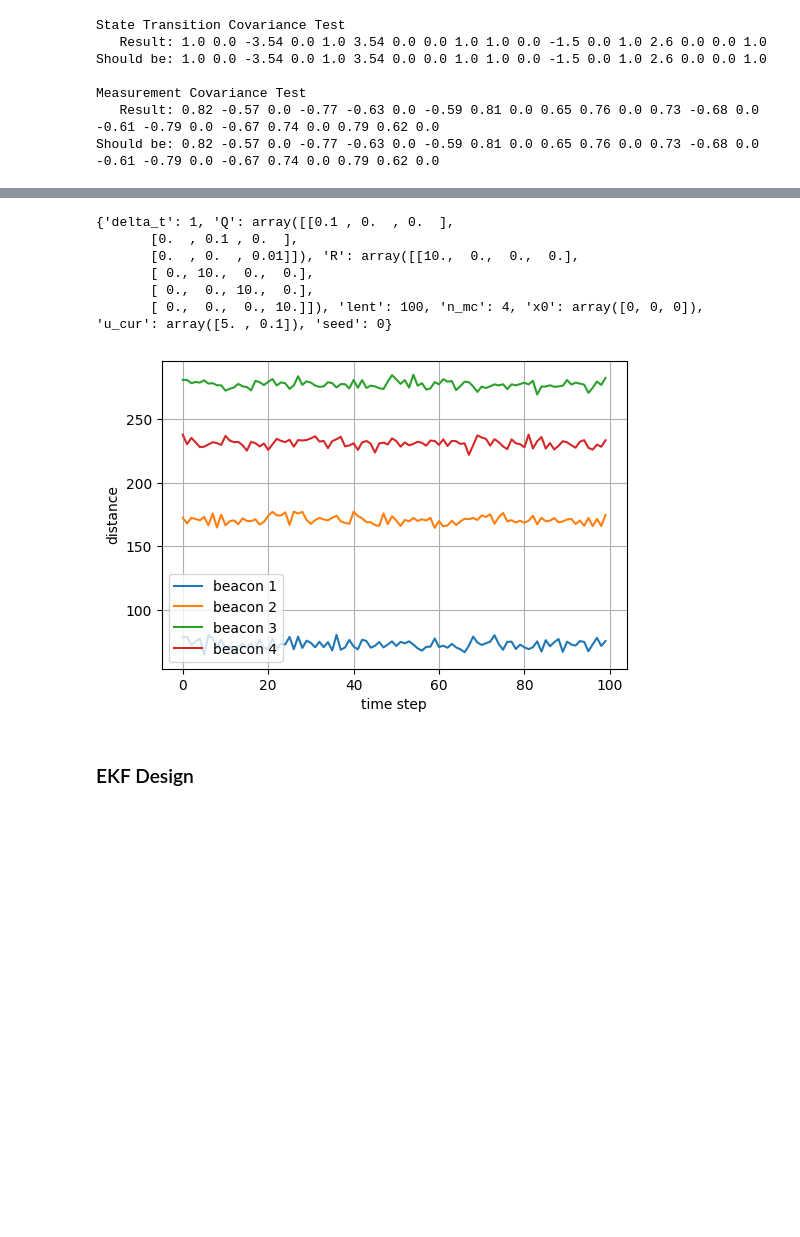
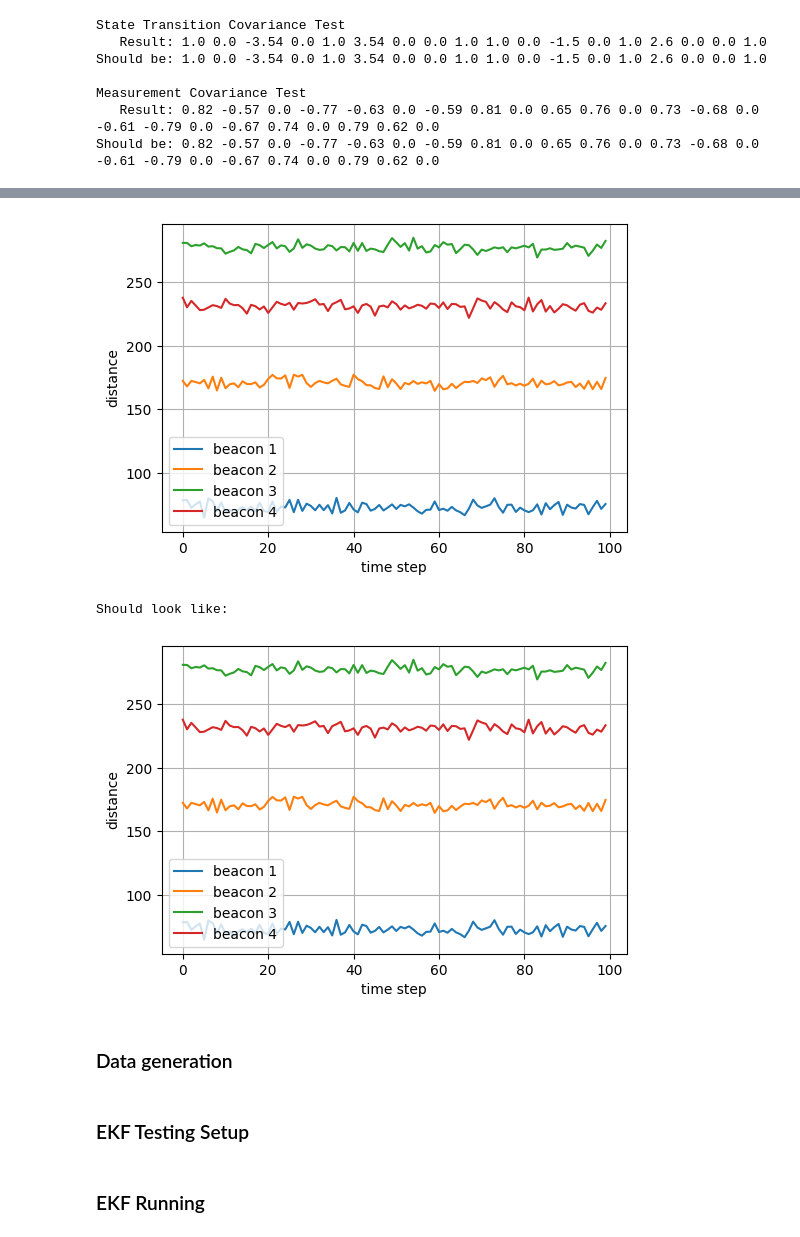
Before and after one commit to Cesium-Lab/gnc-playground, a Jupyter notebook: testing/estimation/estimation_playground.ipynb, the cells around one changed output, grey strips where cells are left out. Saved outputs shown, nothing was run; the diff lists cells and outputs as text; code cells hidden in the pictures; blank space fills up the shorter version.

```diff
--- a/testing/estimation/estimation_playground.ipynb
+++ b/testing/estimation/estimation_playground.ipynb
@@ -94,7 +95,7 @@ $$
 h^{(i)}(\mu_t) = \sqrt{(x^{(i)} - x_t)^2 + (y^{(i)} - y_t)^2},
 $$
 # %%
-def measurement_model(state):
+def measurement_model(state,  _ = None):
     """
     Measurement model
         Inputs:
@@ -375,38 +380,38 @@ Should look like this:
 # %%
 def simulate_measurements(pos, R, sim_num, seed=0):
    sim_num = 100
    z = np.zeros((4, sim_num))
    np.random.seed(seed)
 
    for i in range(sim_num):
       z[:, i] = simulate_noisy_measurement(pos, R)
 
    return z
 
 # plot the four measurements
 def plot_measurements(z):
    sim_num = z.shape[1]
    plt.subplots(1, 1, figsize=(6, 4))
    plt.plot(np.arange(sim_num), z[0, :], label='beacon 1')
    plt.plot(np.arange(sim_num), z[1, :], label='beacon 2')
    plt.plot(np.arange(sim_num), z[2, :], label='beacon 3')
    plt.plot(np.arange(sim_num), z[3, :], label='beacon 4')
    plt.xlabel('time step')
    plt.ylabel('distance')
    plt.grid(True)
    plt.legend()
    plt.show()
 
 # simulate noisy meas
 pos = np.array([-50, 100, 0])
 z = simulate_measurements(pos, env['R'], sim_num=100)
-print(env)
 plot_measurements(z)
+
+print("Should look like:")
+Image.open('images/gps_noise_success.png')
 # %% [output]
+[figure]
-{'delta_t': 1, 'Q': array([[0.1 , 0.  , 0.  ],
-       [0.  , 0.1 , 0.  ],
-       [0.  , 0.  , 0.01]]), 'R': array([[10.,  0.,  0.,  0.],
-       [ 0., 10.,  0.,  0.],
-       [ 0.,  0., 10.,  0.],
-       [ 0.,  0.,  0., 10.]]), 'lent': 100, 'n_mc': 4, 'x0': array([0, 0, 0]), 'u_cur': array([5. , 0.1]), 'seed': 0}
+Should look like:
-[figure]
+[figure, added]
+# %% [markdown]
+### Data generation
@@ -413,2 +459,2 @@ plot_measurements(z)
 # %% [markdown]
-### EKF Design
+### EKF Testing Setup
@@ -414,0 +573,2 @@ plot_measurements(z)
+# %% [markdown]
+### EKF Running
```
Also changed, not shown: parts of 14 cells of this notebook, 3 other files.
